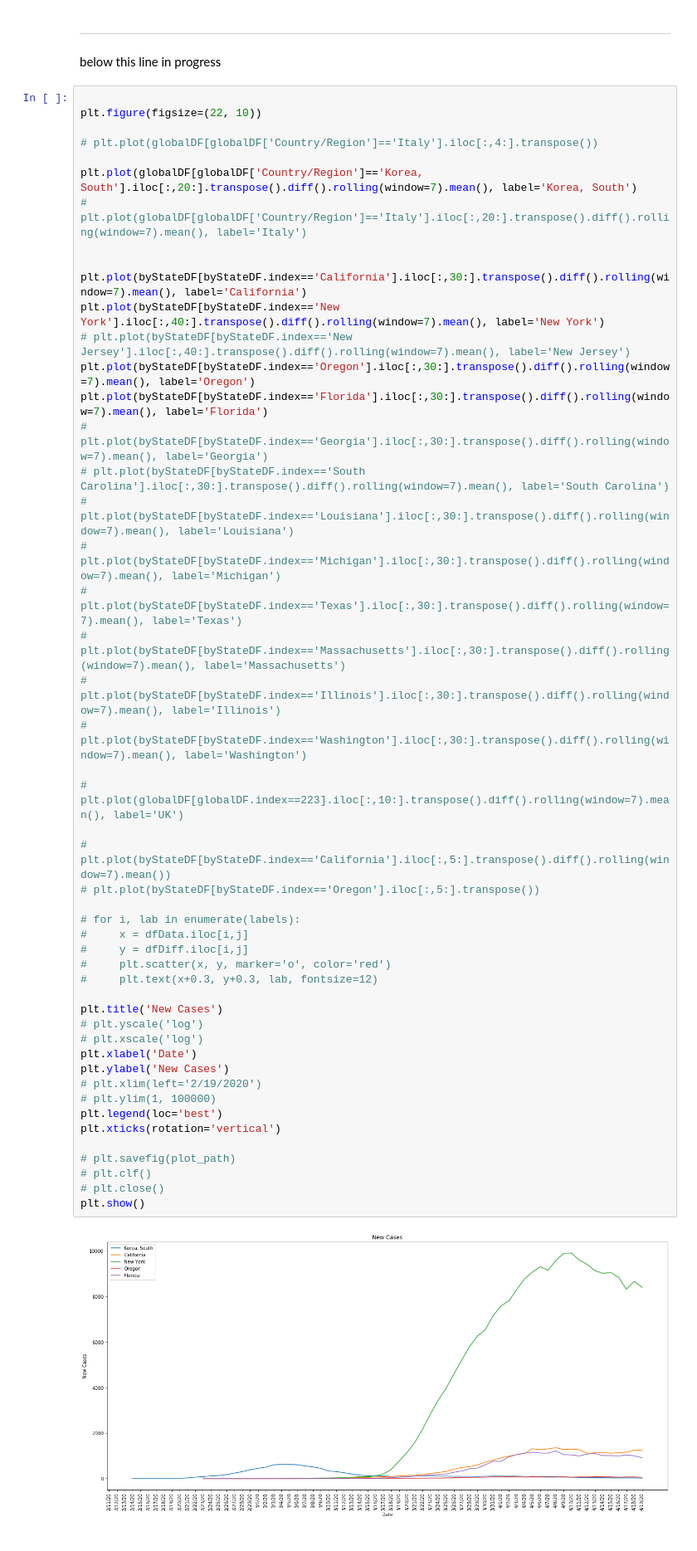
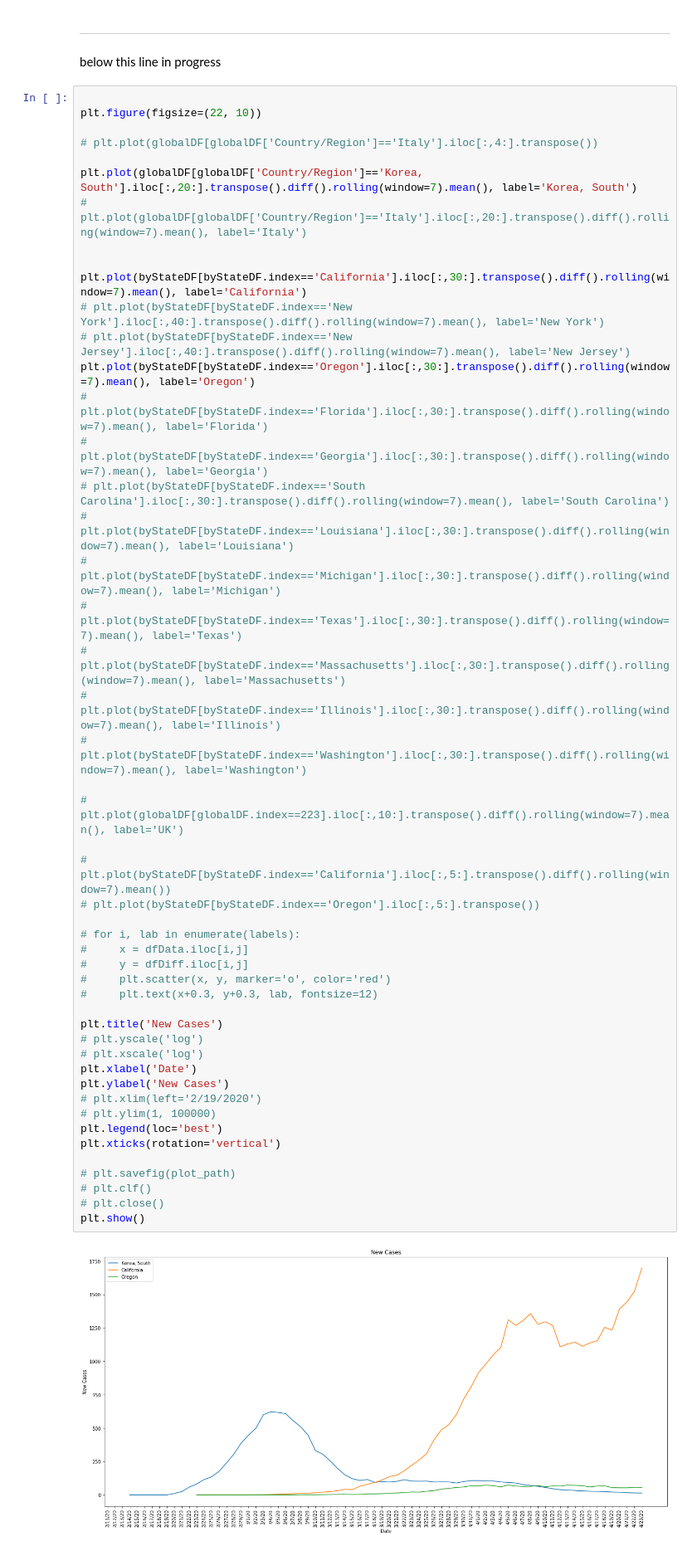
Before and after one commit to UBERCRUZER/covid19, a Jupyter notebook: notebook.ipynb, the cells around one changed output. Shown at 83% size. Drawn from its saved outputs; the diff is of its cells as text.

```diff
--- a/notebook.ipynb
+++ b/notebook.ipynb
@@ -170,10 +170,10 @@ plt.plot(globalDF[globalDF['Country/Region']=='Korea, South'].iloc[:,20:].transp
 
 
 plt.plot(byStateDF[byStateDF.index=='California'].iloc[:,30:].transpose().diff().rolling(window=7).mean(), label='California')
-plt.plot(byStateDF[byStateDF.index=='New York'].iloc[:,40:].transpose().diff().rolling(window=7).mean(), label='New York')
+# plt.plot(byStateDF[byStateDF.index=='New York'].iloc[:,40:].transpose().diff().rolling(window=7).mean(), label='New York')
 # plt.plot(byStateDF[byStateDF.index=='New Jersey'].iloc[:,40:].transpose().diff().rolling(window=7).mean(), label='New Jersey')
 plt.plot(byStateDF[byStateDF.index=='Oregon'].iloc[:,30:].transpose().diff().rolling(window=7).mean(), label='Oregon')
-plt.plot(byStateDF[byStateDF.index=='Florida'].iloc[:,30:].transpose().diff().rolling(window=7).mean(), label='Florida')
+# plt.plot(byStateDF[byStateDF.index=='Florida'].iloc[:,30:].transpose().diff().rolling(window=7).mean(), label='Florida')
 # plt.plot(byStateDF[byStateDF.index=='Georgia'].iloc[:,30:].transpose().diff().rolling(window=7).mean(), label='Georgia')
 # plt.plot(byStateDF[byStateDF.index=='South Carolina'].iloc[:,30:].transpose().diff().rolling(window=7).mean(), label='South Carolina')
 # plt.plot(byStateDF[byStateDF.index=='Louisiana'].iloc[:,30:].transpose().diff().rolling(window=7).mean(), label='Louisiana')
@@ -182,31 +182,31 @@ plt.plot(byStateDF[byStateDF.index=='Florida'].iloc[:,30:].transpose().diff().ro
 # plt.plot(byStateDF[byStateDF.index=='Massachusetts'].iloc[:,30:].transpose().diff().rolling(window=7).mean(), label='Massachusetts')
 # plt.plot(byStateDF[byStateDF.index=='Illinois'].iloc[:,30:].transpose().diff().rolling(window=7).mean(), label='Illinois')
 # plt.plot(byStateDF[byStateDF.index=='Washington'].iloc[:,30:].transpose().diff().rolling(window=7).mean(), label='Washington')
 
 # plt.plot(globalDF[globalDF.index==223].iloc[:,10:].transpose().diff().rolling(window=7).mean(), label='UK')
 
 # plt.plot(byStateDF[byStateDF.index=='California'].iloc[:,5:].transpose().diff().rolling(window=7).mean())
 # plt.plot(byStateDF[byStateDF.index=='Oregon'].iloc[:,5:].transpose())
 
 # for i, lab in enumerate(labels):
 #     x = dfData.iloc[i,j]
 #     y = dfDiff.iloc[i,j]
 #     plt.scatter(x, y, marker='o', color='red')
 #     plt.text(x+0.3, y+0.3, lab, fontsize=12)
 
 plt.title('New Cases')
 # plt.yscale('log')
 # plt.xscale('log')
 plt.xlabel('Date')
 plt.ylabel('New Cases')
 # plt.xlim(left='2/19/2020')
 # plt.ylim(1, 100000)
 plt.legend(loc='best')
 plt.xticks(rotation='vertical')
 
 # plt.savefig(plot_path)
 # plt.clf()
 # plt.close()
 plt.show()
 # %% [output]
-[figure, old version]
+[figure, new version]
```
Also changed, not shown: parts of 8 cells of this notebook, 1 other file.
